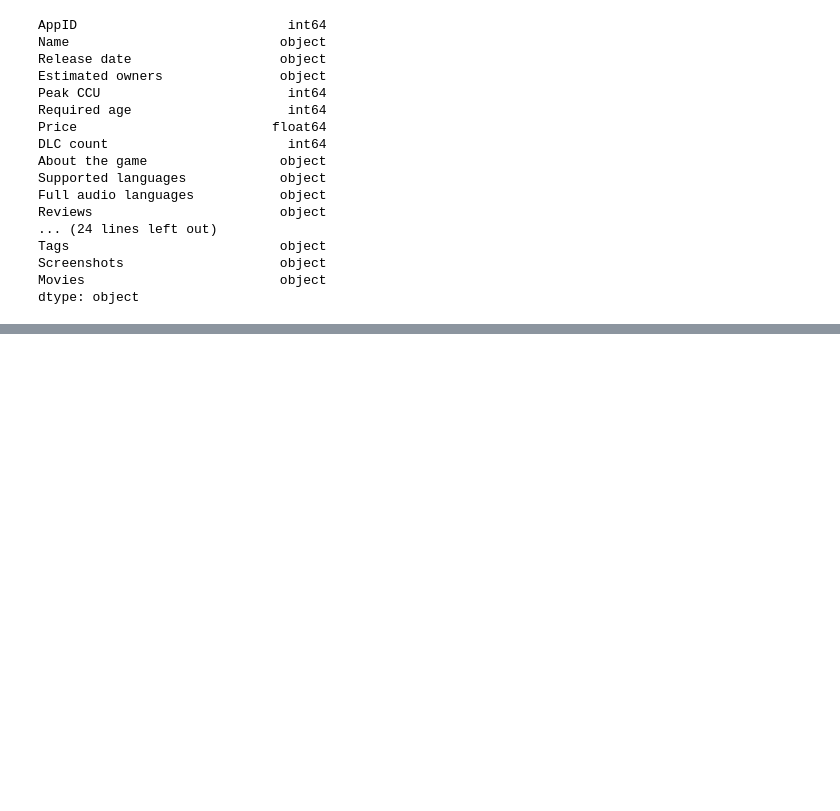
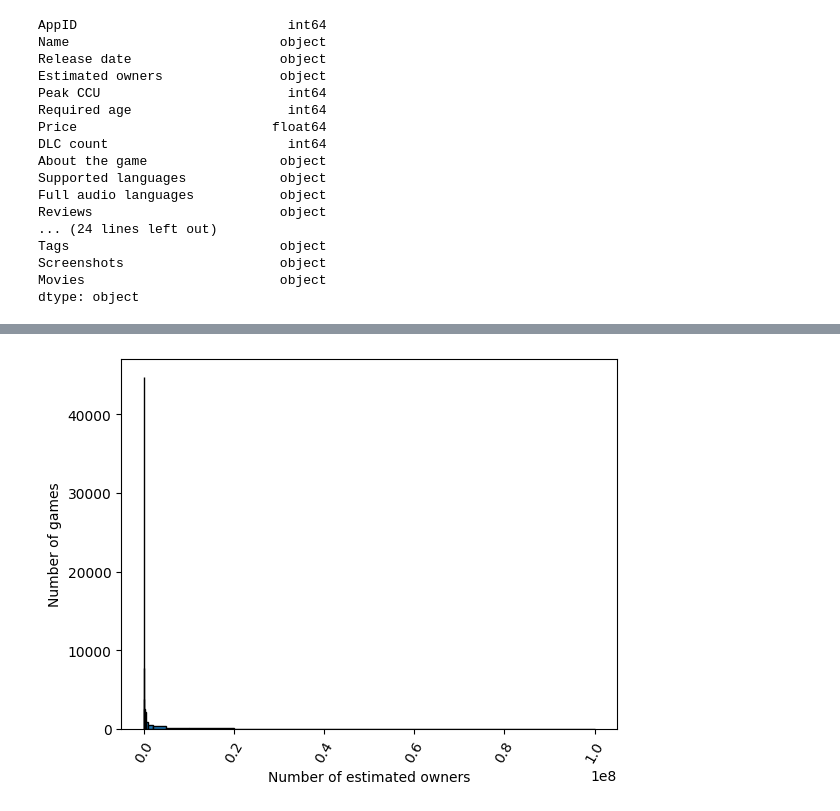
Before and after one commit to dxtvzw/cda-homeworks, a Jupyter notebook: eda-hw/main.ipynb, the cells around one changed output, grey strips where cells are left out. Drawn from its saved outputs; the diff is of its cells as text; code cells hidden in the pictures; blank space fills up the shorter version.

```diff
--- a/eda-hw/main.ipynb
+++ b/eda-hw/main.ipynb
@@ -202,0 +236,12 @@ plt.show()
+# %%
+est_own_bins = [x[0] for x in df['Estimated owners'].unique()]
+
+est_own_bins.sort()
+
+plt.hist(df['Mean owners'], bins=est_own_bins, edgecolor='black')
+plt.xticks(rotation=60)
+plt.xlabel('Number of estimated owners')
+plt.ylabel('Number of games')
+plt.show()
+# %% [output]
+[figure, added]
```
Also changed, not shown: parts of 82 cells of this notebook.
